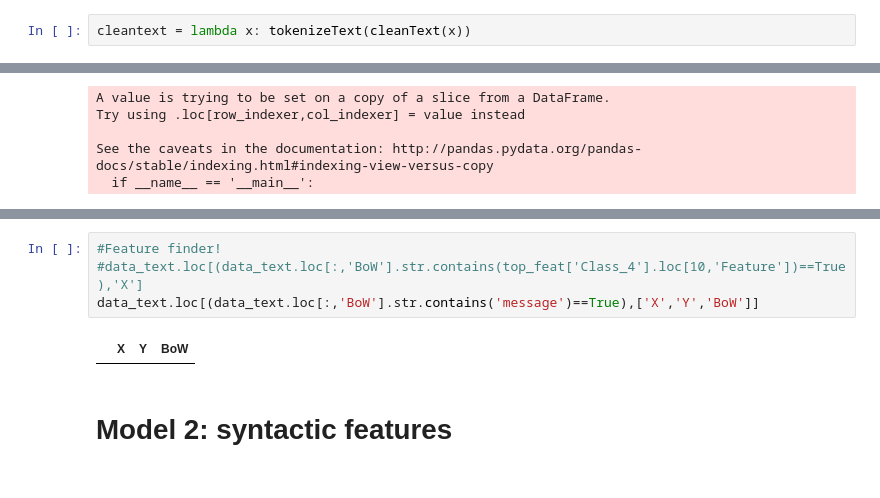
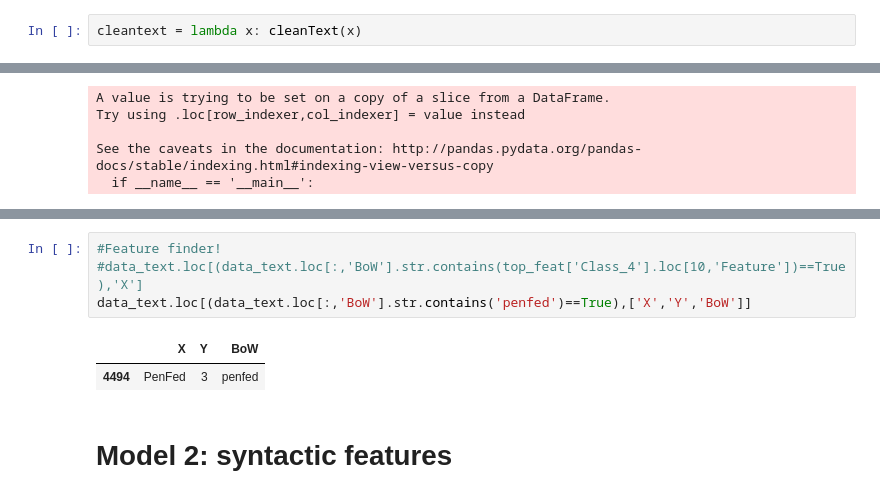
Before and after one commit to marleneguraieb/Insight_project, a Jupyter notebook: CrossLead_pred_model.ipynb, the cells around one changed output, grey strips where cells are left out. Cells and saved outputs as stored; diff of their text form.

```diff
--- a/CrossLead_pred_model.ipynb
+++ b/CrossLead_pred_model.ipynb
@@ -558,7 +567,7 @@ tokenizeText(cleanText('Identify 8 key business partners for TeamAlpha to propos
 # %% [markdown]
 ## Finding patterns in original data:
 # %%
-cleantext = lambda x: tokenizeText(cleanText(x))
+cleantext = lambda x: cleanText(x)
 # %%
 data_text['BoW'] = data_text['X'].apply(cleantext)
 # %% [output]
@@ -612,9 +621,10 @@ plt.axis("off")
 # %%
 #Feature finder!
 #data_text.loc[(data_text.loc[:,'BoW'].str.contains(top_feat['Class_4'].loc[10,'Feature'])==True),'X']
-data_text.loc[(data_text.loc[:,'BoW'].str.contains('message')==True),['X','Y','BoW']]
+data_text.loc[(data_text.loc[:,'BoW'].str.contains('penfed')==True),['X','Y','BoW']]
 # %% [output]
 |  | X | Y | BoW |
+| 4494 | PenFed | 3 | penfed |
 # %% [markdown]
 # Model 2: syntactic features
 # %% [markdown]
```
Also changed, not shown: parts of 50 cells of this notebook.
